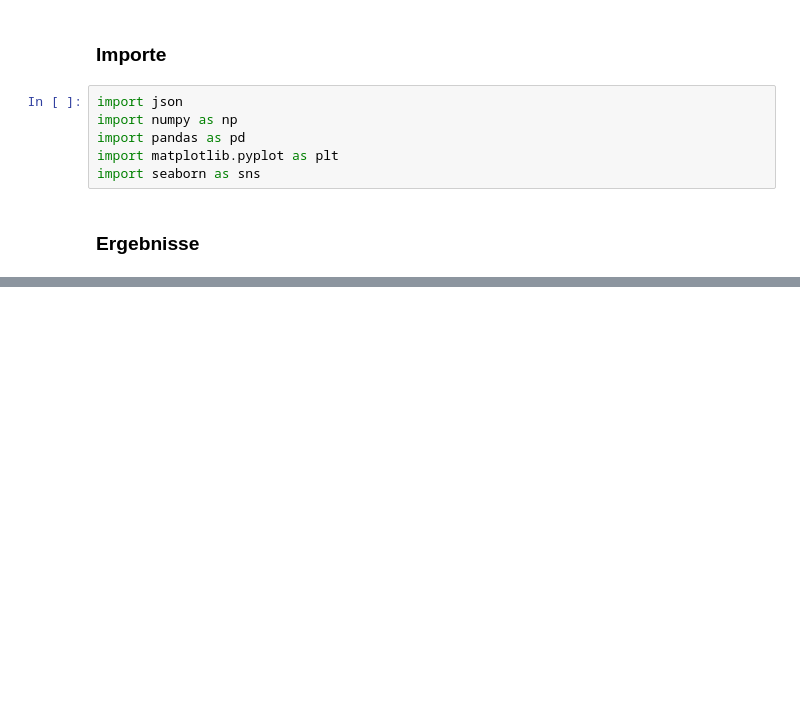
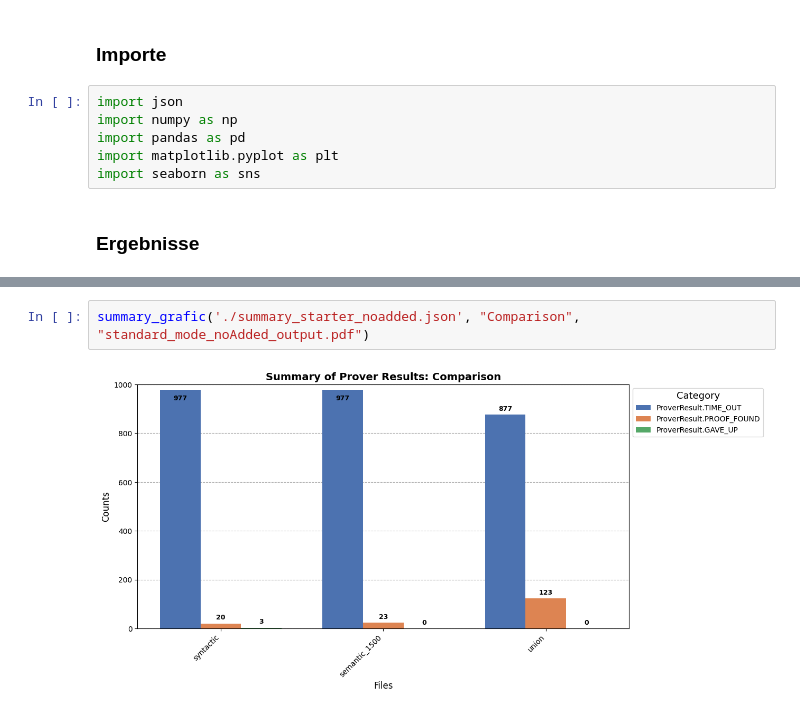
Before and after one commit to BigTeddyRush/further-work-of-seven, a Jupyter notebook: results_thesis/sum_evaluation.ipynb, the cells around one changed output, grey strips where cells are left out. Saved outputs shown, nothing was run; the diff lists cells and outputs as text; blank space fills up the shorter version.

```diff
--- a/results_thesis/sum_evaluation.ipynb
+++ b/results_thesis/sum_evaluation.ipynb
@@ -104,2 +113,6 @@ summary_grafic('./summary_starter.json', "Comparison", "standard_mode_output.pdf
+# %%
+summary_grafic('./summary_starter_noadded.json', "Comparison", "standard_mode_noAdded_output.pdf")
+# %% [output]
+[figure, added]
 # %%
 summary_grafic('./summary_vampire.json', "Vampire", "vampire_mode_output.pdf")
```
Also changed, not shown: parts of 6 cells of this notebook, 11 other files.
